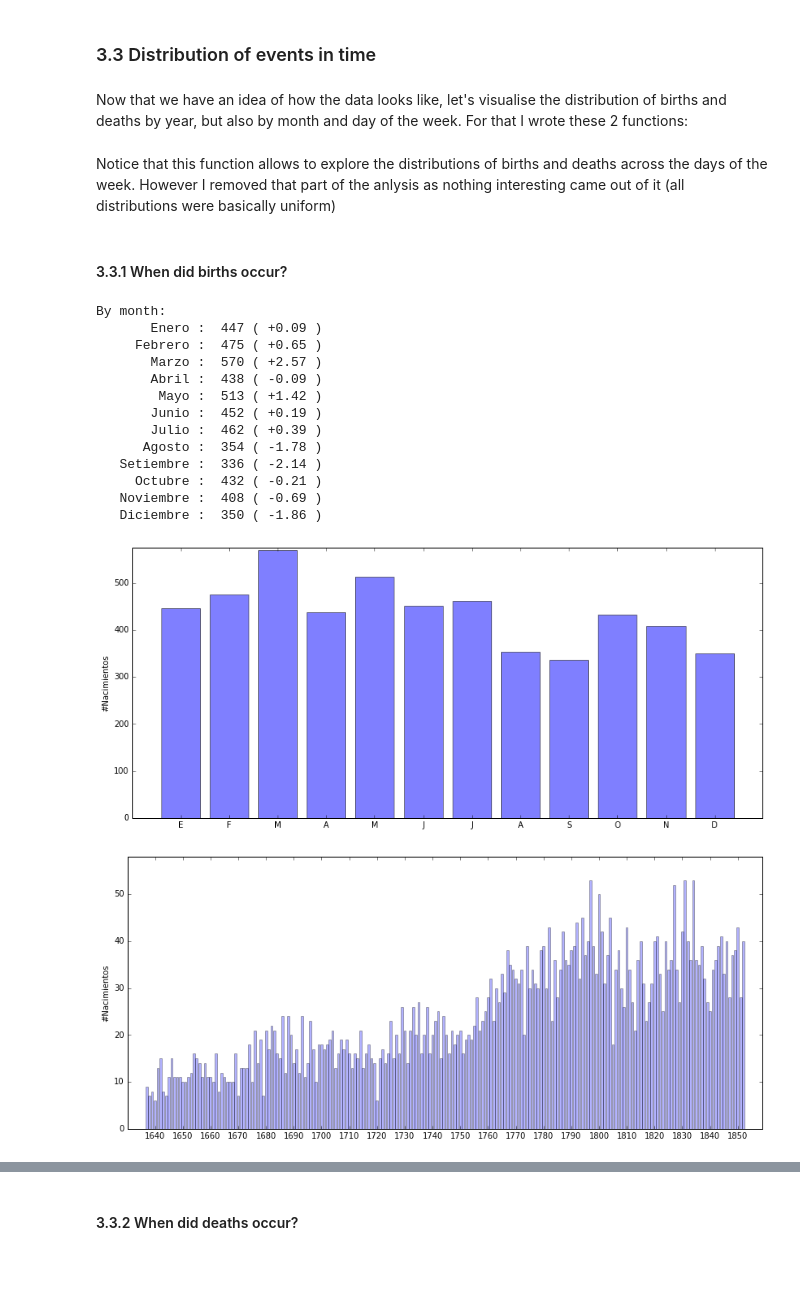
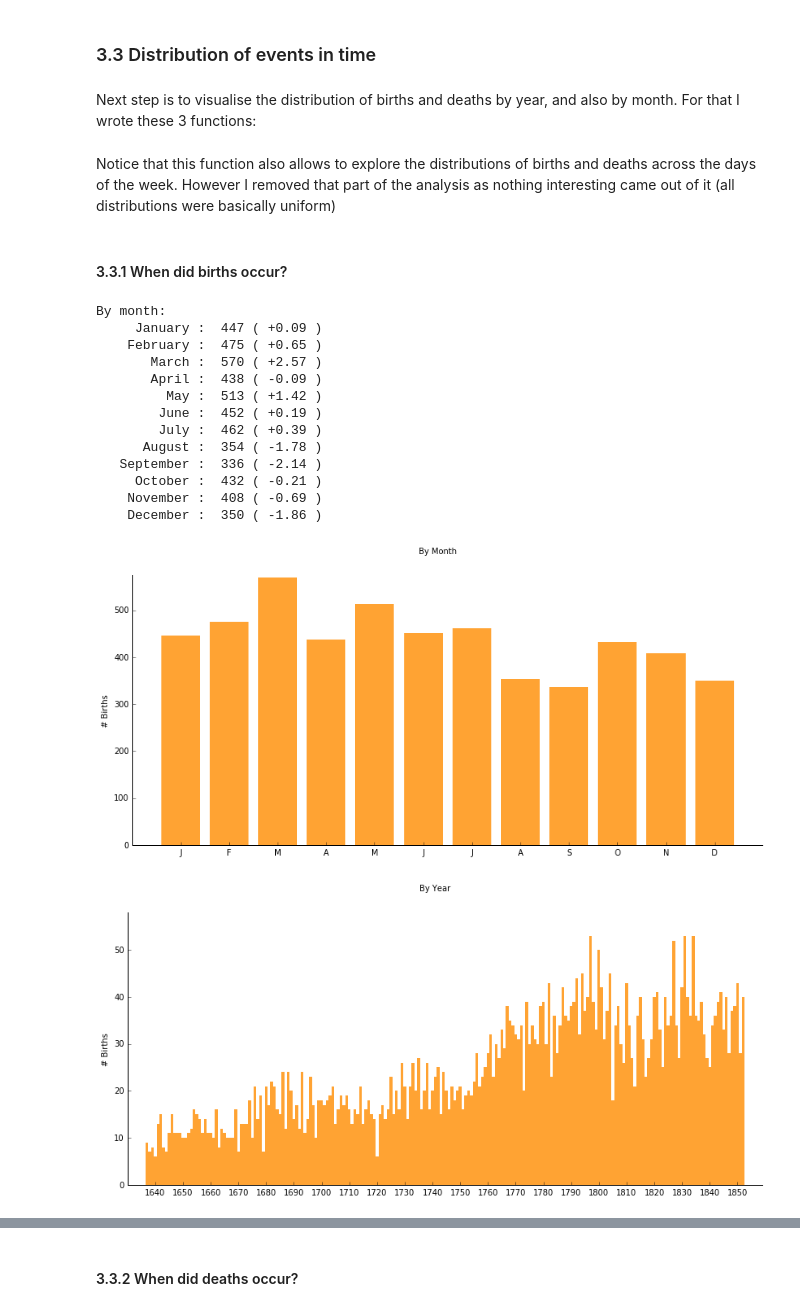
Before and after one commit to adriapr/demography-analysis, a Jupyter notebook: Demographic_analysis_1.ipynb, the cells around one changed output, grey strips where cells are left out. Drawn from its saved outputs; the diff is of its cells as text; code cells hidden in the pictures; blank space fills up the shorter version.

Commit message:
nicer plots, and added edadText=A as Children

```diff
--- a/Demographic_analysis_1.ipynb
+++ b/Demographic_analysis_1.ipynb
@@ -290,8 +294,17 @@ In addition is can clearly be seen that there are numerous typos on the data, as
 # %% [markdown]
 ### 3.3 Distribution of events in time
 # %% [markdown]
-Now that we have an idea of how the data looks like, let's visualise the distribution of births and deaths by year, but also by month and day of the week. For that I wrote these 2 functions:
+Next step is to visualise the distribution of births and deaths by year, and also by month. For that I wrote these 3 functions:
 # %%
+# Hide the right and top axes
+def remove2axis(ax):
+    ax.spines['right'].set_visible(False)
+    ax.spines['top'].set_visible(False)
+
+    # Only show ticks on the left and bottom spines
+    ax.yaxis.set_ticks_position('left')
+    ax.xaxis.set_ticks_position('bottom')
+
 # Modified z-score
 def MADscore(vec):
     median = np.median(vec)
@@ -302,10 +315,13 @@ def MADscore(vec):
 # Print and plot distributions
 def plotDateDistribution ( vec, str_ylabel, showPlot=True, showByYear=True, showByDay=False ):
 
-        str_day = ['Domingo', 'Lunes', 'Martes', 'Miercoles', 'Jueves', 'Viernes', 'Sabado']
+#        str_day = ['Domingo', 'Lunes', 'Martes', 'Miercoles', 'Jueves', 'Viernes', 'Sabado']
+#        str_months = ['Enero', 'Febrero', 'Marzo', 'Abril', 'Mayo', 'Junio',
+#                    'Julio', 'Agosto', 'Setiembre', 'Octubre', 'Noviembre', 'Diciembre']
 
-        str_months = ['Enero', 'Febrero', 'Marzo', 'Abril', 'Mayo', 'Junio',
-                    'Julio', 'Agosto', 'Setiembre', 'Octubre', 'Noviembre', 'Diciembre']
+        str_day = ['Sunday', 'Monday', 'Tuesday', 'Wednesday', 'Thursday', 'Friday', 'Saturday']
+        str_months = ['January', 'February', 'March', 'April', 'May', 'June',
+                    'July', 'August', 'September', 'October', 'November', 'December']
 
         distributionDay   = [0] * 7
         distributionMonth = [0] * 12
@@ -344,36 +360,42 @@ def plotDateDistribution ( vec, str_ylabel, showPlot=True, showByYear=True, show
 
         if showPlot:
             fig = plt.figure()
+            fig.suptitle("By Month")
             ax1 = plt.gca()
-            ax1.bar(range(12), distributionMonth, align='center', alpha=0.5)
+            ax1.bar(range(12), distributionMonth, align='center', linewidth = '0', alpha=0.8, color='darkorange')
             ax1.set_xticks( range(12) )
             ax1.set_xticklabels( [v[0] for v in str_months] )
             ax1.set_ylabel( str_ylabel )
             plt.margins(0.05, 0)
             x1,x2,y1,y2 = ax1.axis()
             ax1.axis((x1,x2,y1,y2 + 5))
+            remove2axis(ax1)
 
             if showByDay:
                 fig = plt.figure()
+                fig.suptitle("By Day")
                 ax2 = plt.gca()
-                ax2.bar(range(7), distributionDay, align='center', alpha=0.5)
+                ax2.bar(range(7), distributionDay, align='center', linewidth = '0', alpha=0.8, color='darkorange')
                 ax2.set_xticks( range(7) )
                 ax2.set_xticklabels( [v[0] for v in str_day] )
                 plt.ylabel( str_ylabel )
                 plt.margins(0.05, 0)
                 x1,x2,y1,y2 = ax2.axis()
                 ax2.axis((x1,x2,y1,y2 + 5))
+                remove2axis(ax2)
 
             if showByYear:
                 values = distributionYear[min_year:max_year+1]
                 fig = plt.figure()
+                fig.suptitle("By Year")
                 ax3 = plt.gca()
-                ax3.bar( yearRange, values, align='center', alpha=0.3)
+                ax3.bar( yearRange, values, align='center', width=1, linewidth = '0', alpha=0.8, color='darkorange')
                 ax3.set_xticks( [v for v in yearRange if v % 10 == 0] )
                 plt.ylabel( str_ylabel )
                 plt.margins(0.03, 0)
                 x1,x2,y1,y2 = ax3.axis()
                 ax3.axis((x1,x2,y1,y2 + 5))
+                remove2axis(ax3)
 
 #            fig.subplots_adjust(left=0.06, right=0.99, top= 0.99, bottom=0.05)
             plt.show()
@@ -383,25 +405,25 @@ def plotDateDistribution ( vec, str_ylabel, showPlot=True, showByYear=True, show
 
         return [fig, distributionDay, distributionMonth, distributionYear]
 # %% [markdown]
-Notice that this function allows to explore the distributions of births and deaths across the days of the week. However I removed that part of the anlysis as nothing interesting came out of it (all distributions were basically uniform)
+Notice that this function also allows to explore the distributions of births and deaths across the days of the week. However I removed that part of the analysis as nothing interesting came out of it (all distributions were basically uniform)
 # %% [markdown]
 #### 3.3.1 When did births occur?
 # %%
-[figBirth, birthByDay, birthByMonth, birthByYear] = plotDateDistribution ( npBirthData[:,4], '#Nacimientos', True )
+[figBirth, birthByDay, birthByMonth, birthByYear] = plotDateDistribution ( npBirthData[:,4], '# Births', True )
 # %% [output]
 By month:
-       Enero :  447 ( +0.09 )
-     Febrero :  475 ( +0.65 )
-       Marzo :  570 ( +2.57 )
-       Abril :  438 ( -0.09 )
-        Mayo :  513 ( +1.42 )
-       Junio :  452 ( +0.19 )
-       Julio :  462 ( +0.39 )
-      Agosto :  354 ( -1.78 )
-   Setiembre :  336 ( -2.14 )
-     Octubre :  432 ( -0.21 )
-   Noviembre :  408 ( -0.69 )
-   Diciembre :  350 ( -1.86 )
+     January :  447 ( +0.09 )
+    February :  475 ( +0.65 )
+       March :  570 ( +2.57 )
+       April :  438 ( -0.09 )
+         May :  513 ( +1.42 )
+        June :  452 ( +0.19 )
+        July :  462 ( +0.39 )
+      August :  354 ( -1.78 )
+   September :  336 ( -2.14 )
+     October :  432 ( -0.21 )
+    November :  408 ( -0.69 )
+    December :  350 ( -1.86 )
-[figure, old version]
+[figure, new version]
-[figure, old version]
+[figure, new version]
 # %% [markdown]
```
Also changed, not shown: parts of 50 cells of this notebook, 1 other file.
